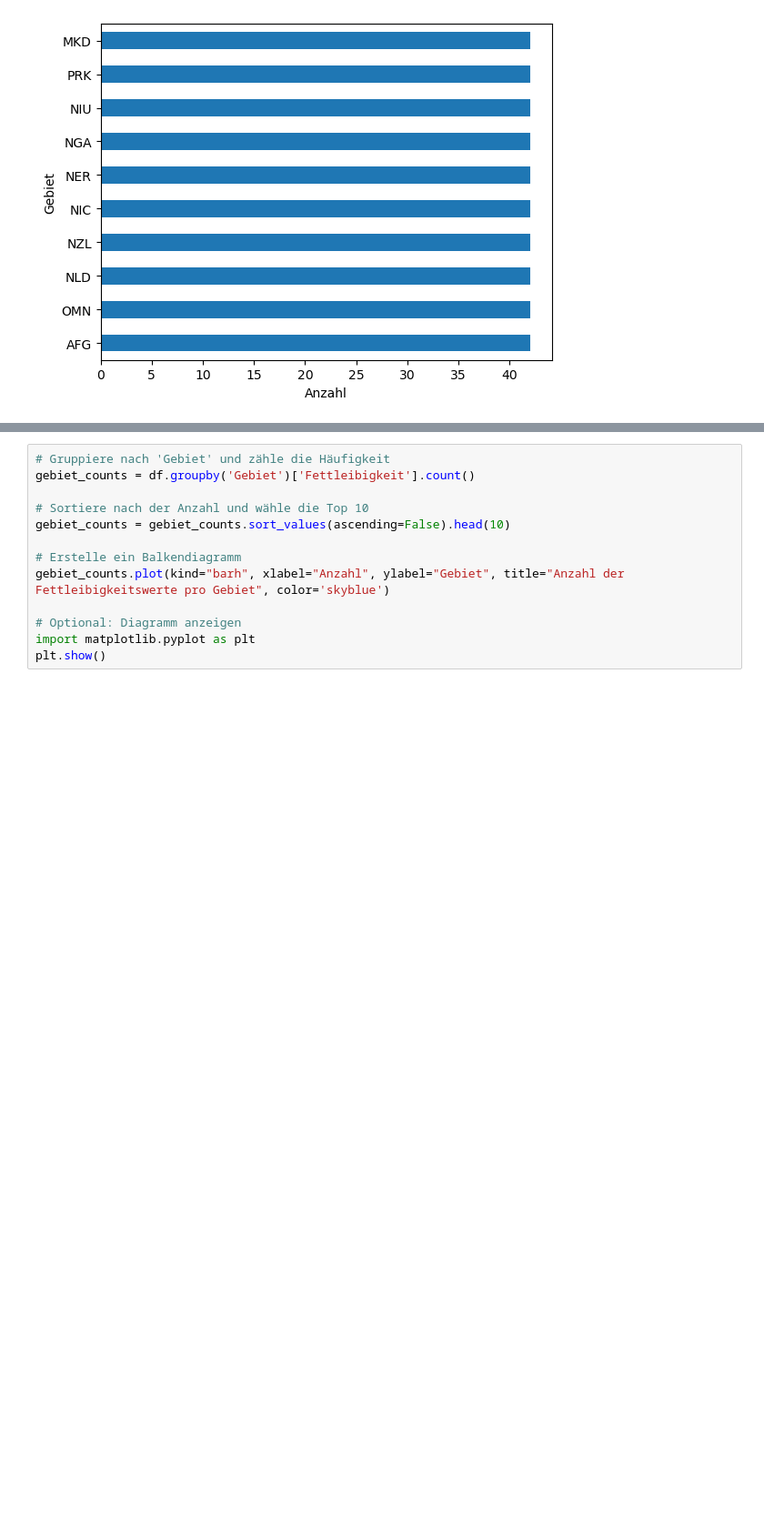
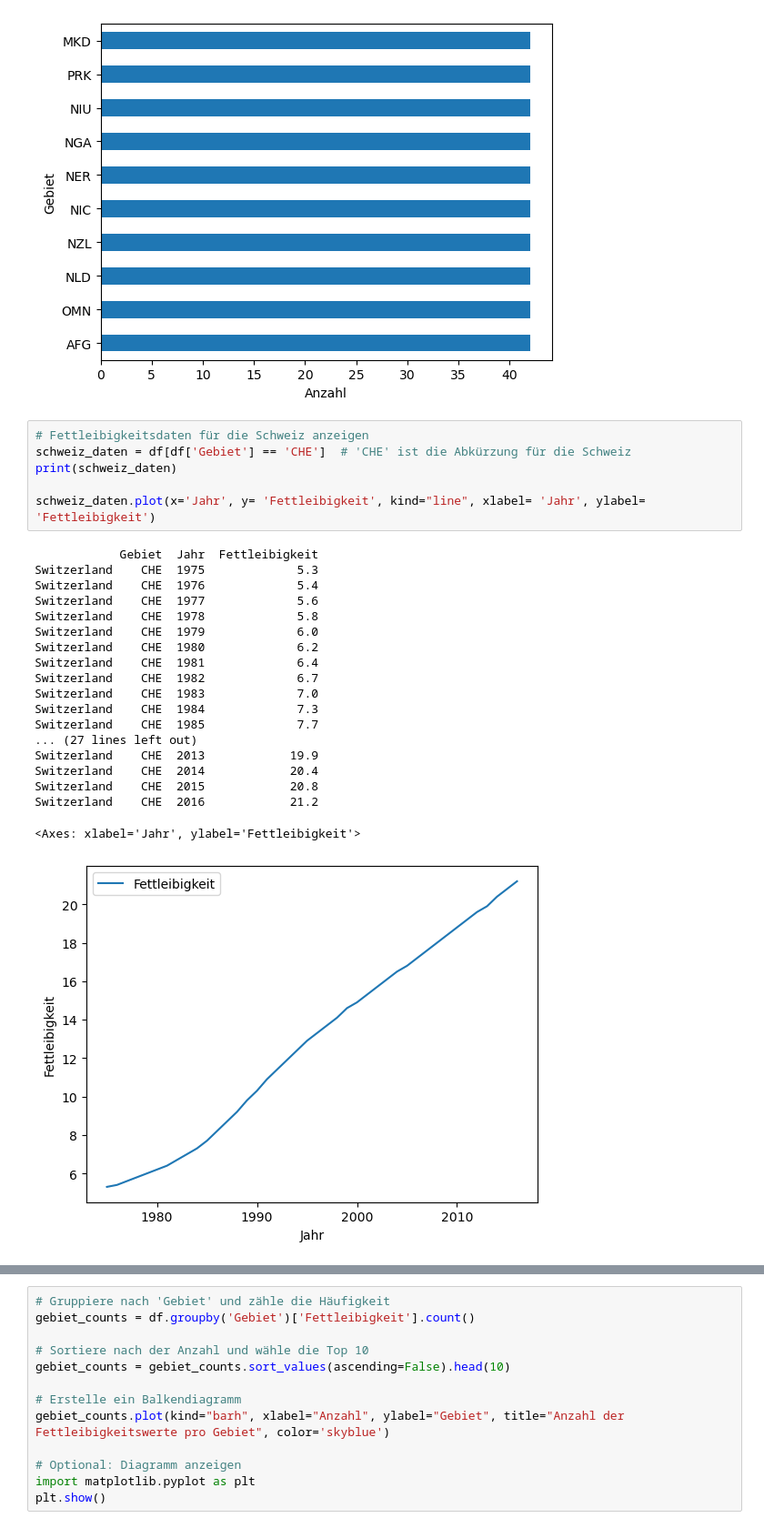
Before and after one commit to simona-cyber/LN-Python, a Jupyter notebook: Grundgerüst_Leistungsnachweis.ipynb, the cells around one changed output, grey strips where cells are left out. Shown: that part at 91% size. Cells and saved outputs as stored; diff of their text form; blank space fills up the shorter version.

Commit message:
Comparing & switzerland

```diff
--- a/Grundgerüst_Leistungsnachweis.ipynb
+++ b/Grundgerüst_Leistungsnachweis.ipynb
@@ -197,3 +181,29 @@ df["Gebiet"].value_counts().head(10).plot(kind="barh" , xlabel="Anzahl")
 # %% [output]
 <Axes: xlabel='Anzahl', ylabel='Gebiet'>
 [figure]
+# %%
+# Fettleibigkeitsdaten für die Schweiz anzeigen
+schweiz_daten = df[df['Gebiet'] == 'CHE']  # 'CHE' ist die Abkürzung für die Schweiz
+print(schweiz_daten)
+
+schweiz_daten.plot(x='Jahr', y= 'Fettleibigkeit', kind="line", xlabel= 'Jahr', ylabel= 'Fettleibigkeit')
+# %% [output]
+            Gebiet  Jahr  Fettleibigkeit
+Switzerland    CHE  1975             5.3
+Switzerland    CHE  1976             5.4
+Switzerland    CHE  1977             5.6
+Switzerland    CHE  1978             5.8
+Switzerland    CHE  1979             6.0
+Switzerland    CHE  1980             6.2
+Switzerland    CHE  1981             6.4
+Switzerland    CHE  1982             6.7
+Switzerland    CHE  1983             7.0
+Switzerland    CHE  1984             7.3
+Switzerland    CHE  1985             7.7
+... (27 lines left out)
+Switzerland    CHE  2013            19.9
+Switzerland    CHE  2014            20.4
+Switzerland    CHE  2015            20.8
+Switzerland    CHE  2016            21.2
+<Axes: xlabel='Jahr', ylabel='Fettleibigkeit'>
+[figure, added]
```
Also changed, not shown: parts of 4 cells of this notebook.
